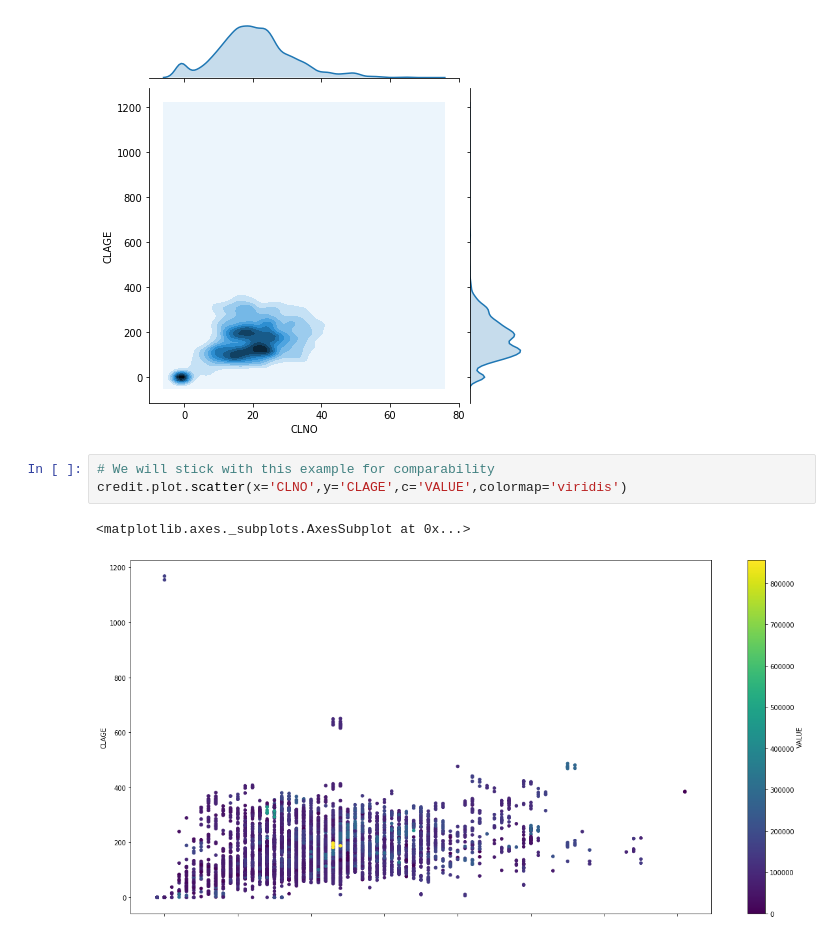
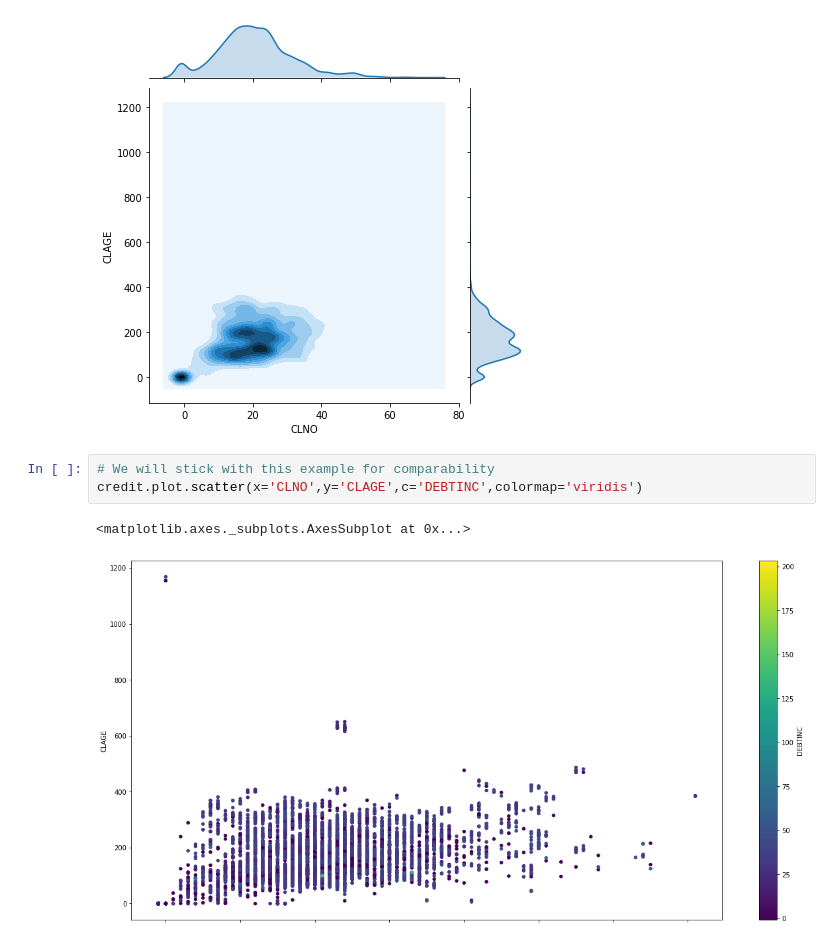
Before and after one commit to wiebkepeters/IS-HU-Berlin, a Jupyter notebook: AdamsEDA.ipynb, the cells around one changed output. Drawn from its saved outputs; the diff is of its cells as text.

```diff
--- a/AdamsEDA.ipynb
+++ b/AdamsEDA.ipynb
@@ -433,7 +433,7 @@ sns.jointplot(x='CLNO',y='CLAGE',data=credit, kind='kde');
 [figure]
 # %%
 # We will stick with this example for comparability
-credit.plot.scatter(x='CLNO',y='CLAGE',c='VALUE',colormap='viridis')
+credit.plot.scatter(x='CLNO',y='CLAGE',c='DEBTINC',colormap='viridis')
 # %% [output]
 <matplotlib.axes._subplots.AxesSubplot at 0x...>
-[figure, old version]
+[figure, new version]
```
Also changed, not shown: parts of 2 cells of this notebook.
